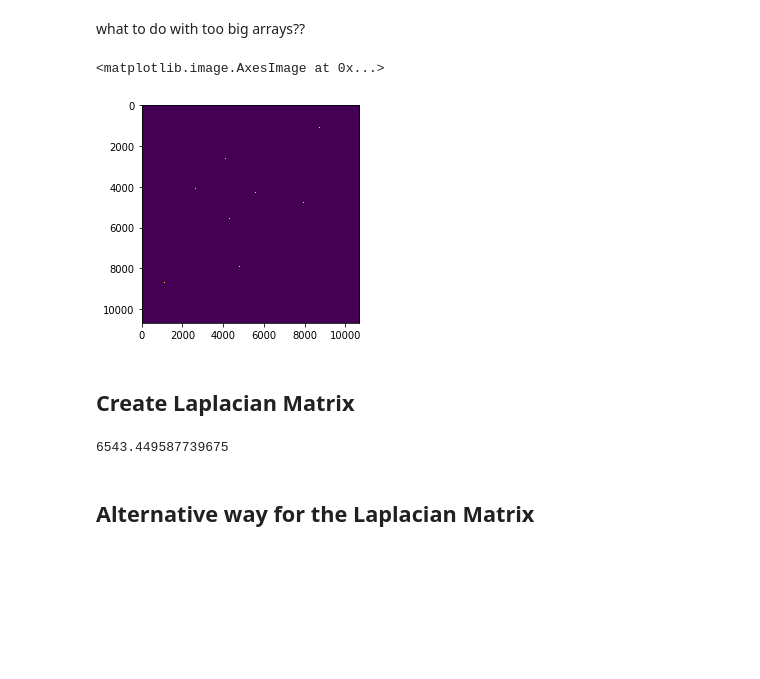
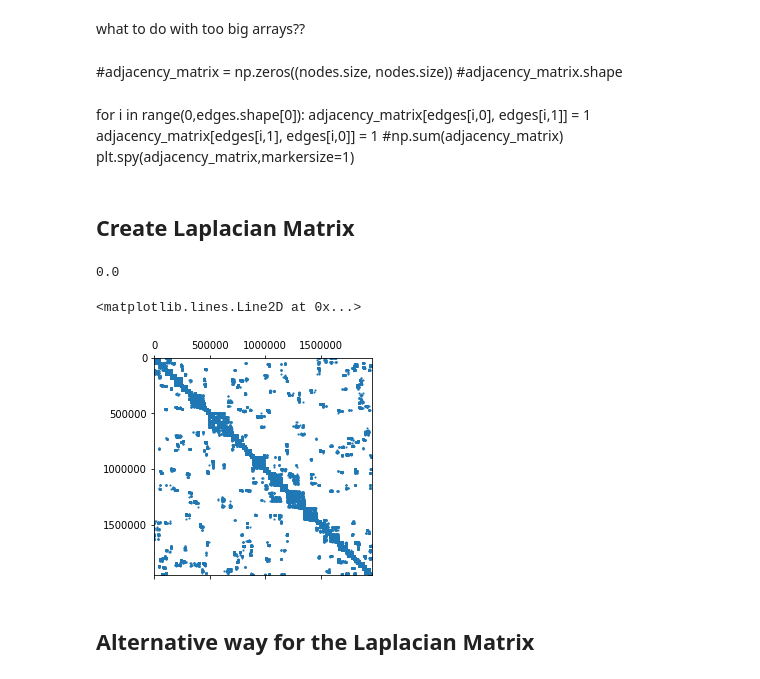
Before and after one commit to gazsi3/graphPartitioningAalto, a Jupyter notebook: readGraph.ipynb, the cells around one changed output. Saved outputs shown, nothing was run; the diff lists cells and outputs as text; code cells hidden in the pictures; blank space fills up the shorter version.

```diff
--- a/readGraph.ipynb
+++ b/readGraph.ipynb
@@ -68,9 +68,9 @@ adjacency_matrix = np.zeros((nodes.size, nodes.size))
-# %%
-for i in range(0,edges.shape[0]):
-    adjacency_matrix[edges[i,0], edges[i,1]] = 1
-    adjacency_matrix[edges[i,1], edges[i,0]] = 1
-#np.sum(adjacency_matrix)
-plt.imshow(adjacency_matrix)
-# %% [output]
-<matplotlib.image.AxesImage at 0x...>
-[figure, removed]
+# %% [markdown]
+#adjacency_matrix = np.zeros((nodes.size, nodes.size))
+#adjacency_matrix.shape
+# %% [markdown]
+for i in range(0,edges.shape[0]):
+    adjacency_matrix[edges[i,0], edges[i,1]] = 1
+    adjacency_matrix[edges[i,1], edges[i,0]] = 1
+#np.sum(adjacency_matrix)
+plt.spy(adjacency_matrix,markersize=1)
@@ -77,10 +83,15 @@ plt.imshow(adjacency_matrix)
 # %% [markdown]
 ## Create Laplacian Matrix
 # %%
-laplacian = csgraph.laplacian(adjacency_matrix, normed=True)
+laplacian = csgraph.laplacian(sparse_adjacency, normed=False)
 np.sum(laplacian)
 # %% [output]
-6543.449587739675
+0.0
+# %%
+plt.spy(laplacian,markersize=1)
+# %% [output]
+<matplotlib.lines.Line2D at 0x...>
+[figure, added]
 # %% [markdown]
 ## Alternative way for the Laplacian Matrix
 # %% [markdown]
```
Also changed, not shown: parts of 12 cells of this notebook, 2 other files.
